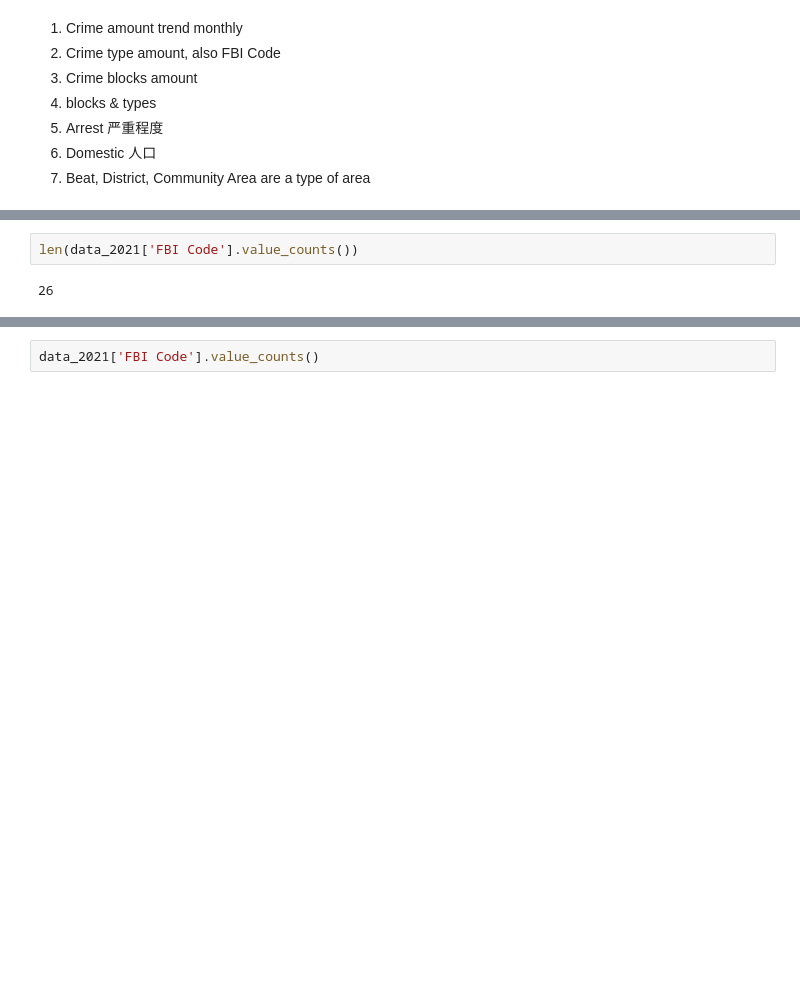
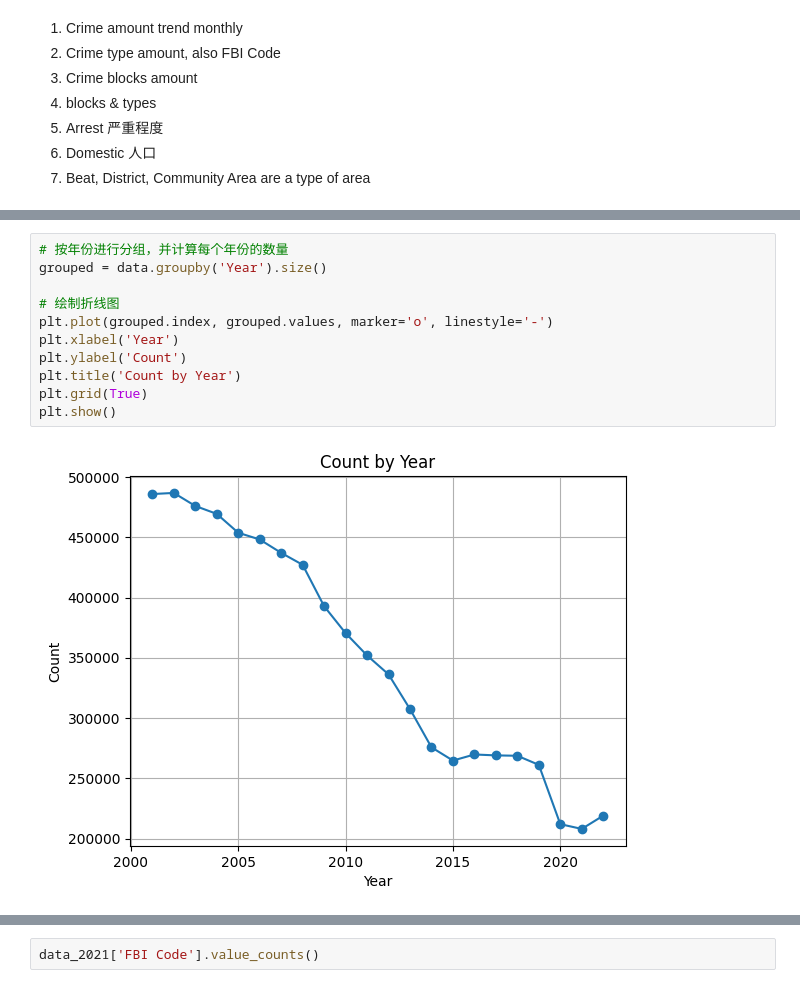
Before and after one commit to 00helloworld/UoW_statistics_data_science, a Jupyter notebook: Project1/test_0.ipynb, the cells around one changed output, grey strips where cells are left out. Cells and saved outputs as stored; diff of their text form; blank space fills up the shorter version.

```diff
--- a/Project1/test_0.ipynb
+++ b/Project1/test_0.ipynb
@@ -45,7 +55,16 @@ Data columns (total 30 columns):
  29  Police Beats                202330 non-null  float64
 dtypes: bool(2), float64(15), int64(3), object(10)
 memory usage: 46.4+ MB
-# %%
-len(data_2021['FBI Code'].value_counts())
-# %% [output]
-26
+# %%
+# 按年份进行分组，并计算每个年份的数量
+grouped = data.groupby('Year').size()
+
+# 绘制折线图
+plt.plot(grouped.index, grouped.values, marker='o', linestyle='-')
+plt.xlabel('Year')
+plt.ylabel('Count')
+plt.title('Count by Year')
+plt.grid(True)
+plt.show()
+# %% [output]
+[figure, added]
```
Also changed, not shown: parts of 12 cells of this notebook, 1 other file.
